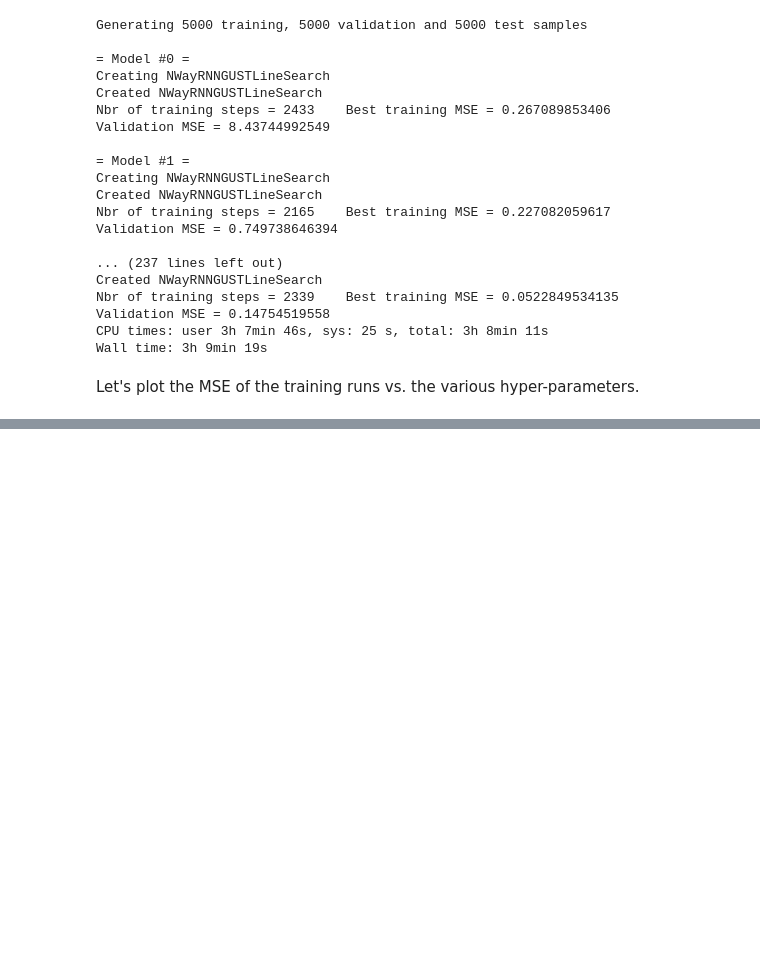
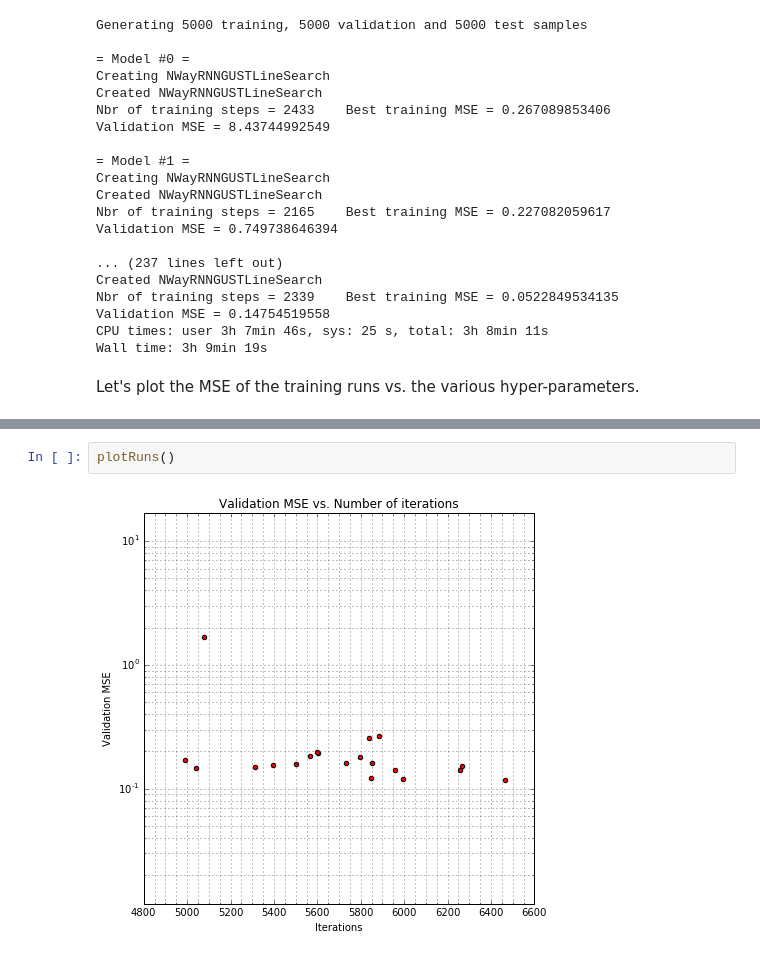
Before and after one commit to vadaszd/rsptime-simu, a Jupyter notebook: ReLU 04 GUST-LS.ipynb, the cells around one changed output, grey strips where cells are left out. Drawn from its saved outputs; the diff is of its cells as text; blank space fills up the shorter version.

```diff
--- a/ReLU 04 GUST-LS.ipynb
+++ b/ReLU 04 GUST-LS.ipynb
@@ -710,0 +912,4 @@ For this diamond structure the L1 (Lasso) regularization strength should be less
+# %%
+plotRuns()
+# %% [output]
+[figure, added]
```
Also changed, not shown: parts of 24 cells of this notebook.
